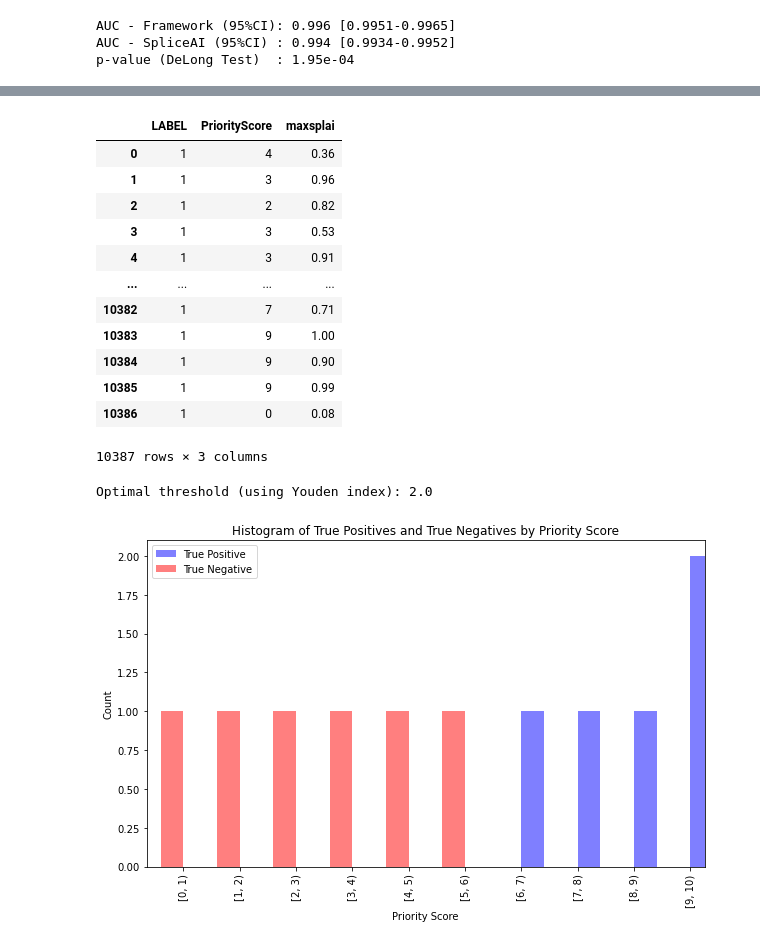
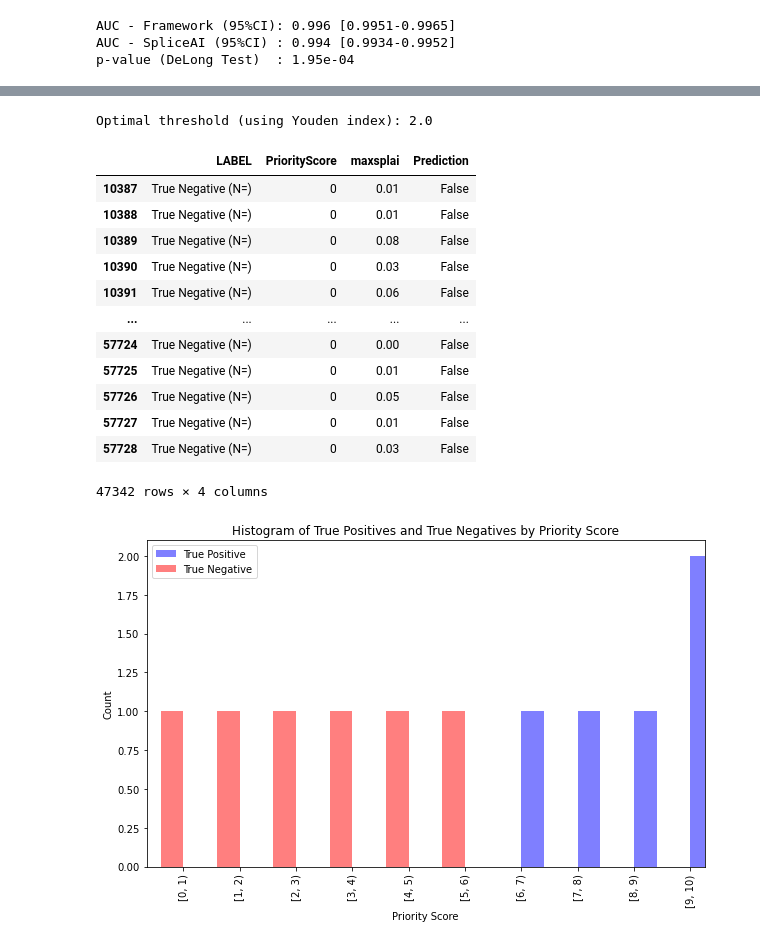
Before and after one commit to ysut/dev, a Jupyter notebook: ValidationData/AUC/roc copy 5.ipynb, the cells around one changed output, grey strips where cells are left out. Cells and saved outputs as stored; diff of their text form; code cells hidden in the pictures.

```diff
--- a/ValidationData/AUC/roc copy 5.ipynb
+++ b/ValidationData/AUC/roc copy 5.ipynb
@@ -582,16 +545,0 @@ tp
-# %%
-tp
-# %% [output]
-|  | LABEL | PriorityScore | maxsplai |
-| 0 | 1 | 4 | 0.36 |
-| 1 | 1 | 3 | 0.96 |
-| 2 | 1 | 2 | 0.82 |
-| 3 | 1 | 3 | 0.53 |
-| 4 | 1 | 3 | 0.91 |
-| ... | ... | ... | ... |
-| 10382 | 1 | 7 | 0.71 |
-| 10383 | 1 | 9 | 1.00 |
-| 10384 | 1 | 9 | 0.90 |
-| 10385 | 1 | 9 | 0.99 |
-| 10386 | 1 | 0 | 0.08 |
-10387 rows × 3 columns
@@ -773,6 +719,22 @@ fig.write_html("performance-metrics.html")
 
 # Show figure
 fig.show()
+# %%
+data2[data2['LABEL'] == "True Negative (N=)"]
+# %% [output]
+|  | LABEL | PriorityScore | maxsplai | Prediction |
+| 10387 | True Negative (N=) | 0 | 0.01 | False |
+| 10388 | True Negative (N=) | 0 | 0.01 | False |
+| 10389 | True Negative (N=) | 0 | 0.08 | False |
+| 10390 | True Negative (N=) | 0 | 0.03 | False |
+| 10391 | True Negative (N=) | 0 | 0.06 | False |
+| ... | ... | ... | ... | ... |
+| 57724 | True Negative (N=) | 0 | 0.00 | False |
+| 57725 | True Negative (N=) | 0 | 0.01 | False |
+| 57726 | True Negative (N=) | 0 | 0.05 | False |
+| 57727 | True Negative (N=) | 0 | 0.01 | False |
+| 57728 | True Negative (N=) | 0 | 0.03 | False |
+47342 rows × 4 columns
 # %%
 # Plot distribution of PriorityScore separately for TP and TN
 # Plot distribution of PriorityScore separately for TP and TN
```
Also changed, not shown: parts of 8 cells of this notebook, 6 other files.
